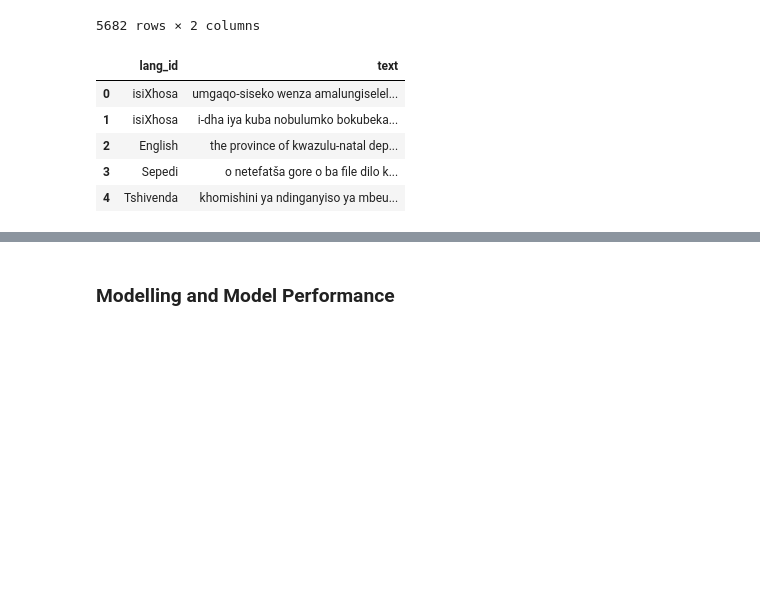
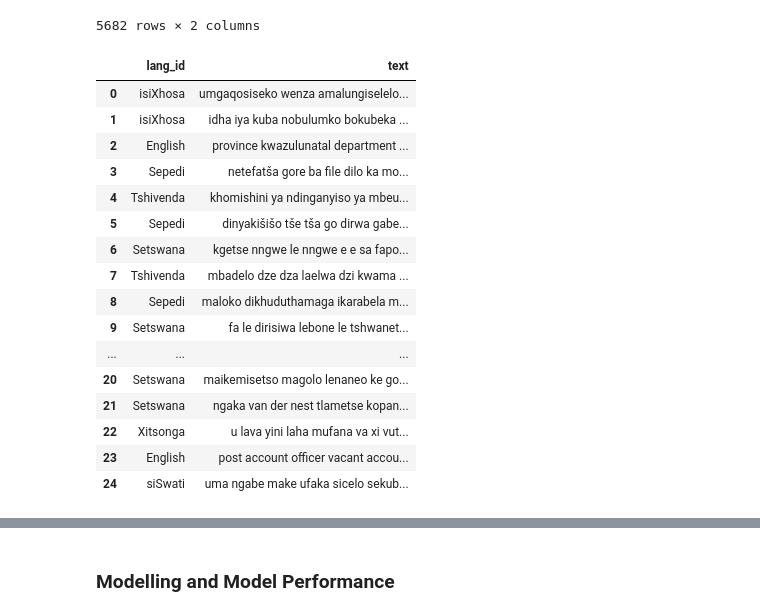
Before and after one commit to Bolamash/languagenew, a Jupyter notebook: language.ipynb, the cells around one changed output, grey strips where cells are left out. Cells and saved outputs as stored; diff of their text form; code cells hidden in the pictures; blank space fills up the shorter version.

```diff
--- a/language.ipynb
+++ b/language.ipynb
@@ -289,13 +289,49 @@ replace_tweet_urls(test_copy, 'text')
 | 5680 | 5681 | TB ke bokudi ba PMB, mme Morero o... |
 | 5681 | 5682 | Vakatjhela iwebhusayidi yethu ku-... |
 5682 rows × 2 columns
+# %%
+stop_words = set(stopwords.words("english"))
+lemmatizer = WordNetLemmatizer()
+
+# function to clean tweet. removes all puntuations, covert to lower
+def df_cleaner(df):
+    '''
+    takes in a dataframe and cleans a specified column by,
+    removing all punctuations, numbers, stopwords, tokenises them
+
+    '''
+    df = re.sub('<[^<]+?>','', df)
+    df = re.sub(r'[^\w\s]','',df, re.UNICODE)
+    df = df.lower()
+    df = [lemmatizer.lemmatize(token) for token in df.split(" ")]
+    df = [lemmatizer.lemmatize(token, "v") for token in df]
+    df = [word for word in df if not word in stop_words]
+    df = ' '.join(df)
+    df = ''.join([i for i in df if not i.isdigit()])
+
+    return df
+# %%
+#applying the df_cleaner function on both datasets to clean the `message` columns
+train_copy['text'] = train_copy.text.apply(lambda x: df_cleaner(x))
+test_copy['text'] = test_copy.text.apply(lambda x: df_cleaner(x))
 # %%
 #visualising the cleaned columns
-train_copy.head()
+train_copy.head(25)
 # %% [output]
 |  | lang_id | text |
-| 0 | isiXhosa | umgaqo-siseko wenza amalungiselel... |
-| 1 | isiXhosa | i-dha iya kuba nobulumko bokubeka... |
-| 2 | English | the province of kwazulu-natal dep... |
-| 3 | Sepedi | o netefatša gore o ba file dilo k... |
+| 0 | isiXhosa | umgaqosiseko wenza amalungiselelo... |
+| 1 | isiXhosa | idha iya kuba nobulumko bokubeka ... |
+| 2 | English | province kwazulunatal department ... |
+| 3 | Sepedi | netefatša gore ba file dilo ka mo... |
 | 4 | Tshivenda | khomishini ya ndinganyiso ya mbeu... |
+| 5 | Sepedi | dinyakišišo tše tša go dirwa gabe... |
+| 6 | Setswana | kgetse nngwe le nngwe e e sa fapo... |
+| 7 | Tshivenda | mbadelo dze dza laelwa dzi kwama ... |
+| 8 | Sepedi | maloko dikhuduthamaga ikarabela m... |
+| 9 | Setswana | fa le dirisiwa lebone le tshwanet... |
+| ... | ... | ... |
+| 20 | Setswana | maikemisetso magolo lenaneo ke go... |
+| 21 | Setswana | ngaka van der nest tlametse kopan... |
+| 22 | Xitsonga | u lava yini laha mufana va xi vut... |
+| 23 | English | post account officer vacant accou... |
+| 24 | siSwati | uma ngabe make ufaka sicelo sekub... |
```
Also changed, not shown: parts of 14 cells of this notebook.
